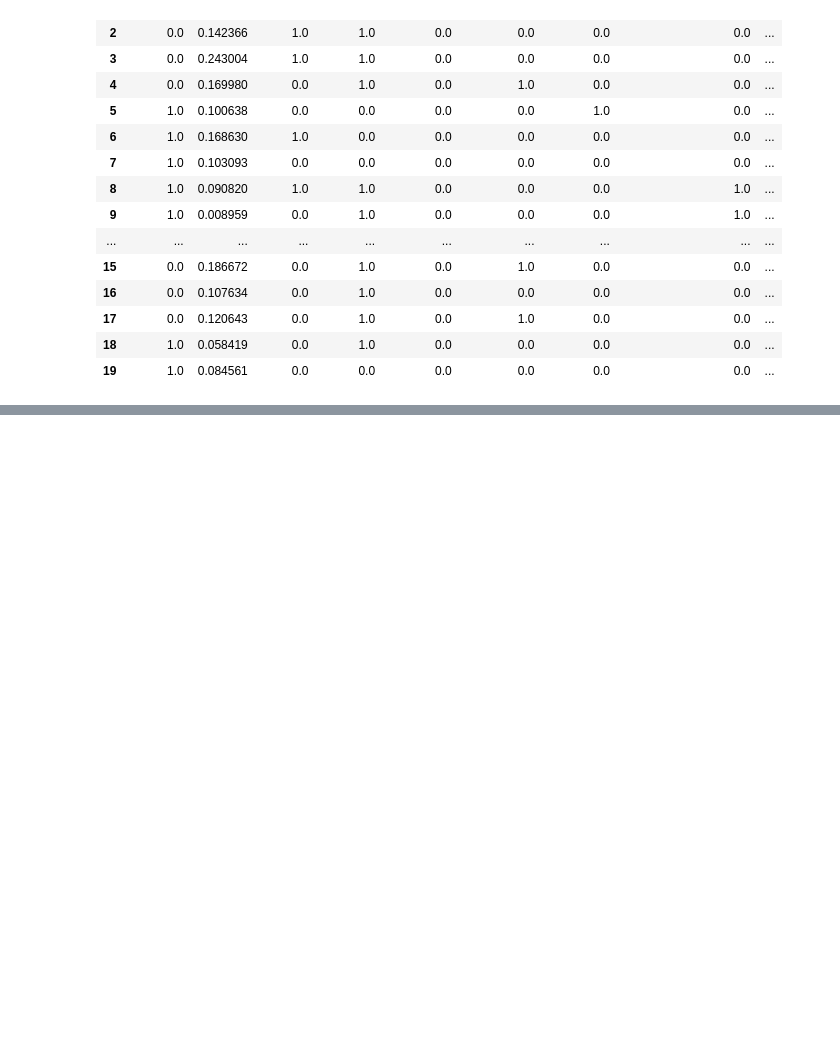
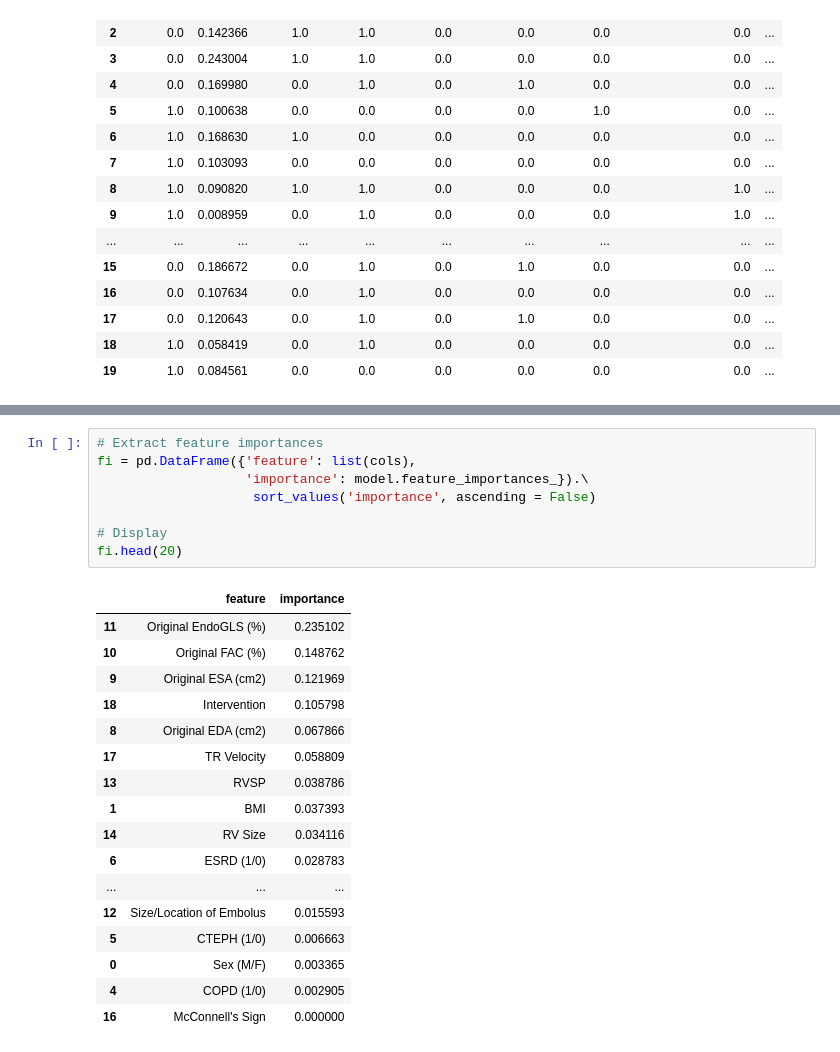
Before and after one commit to nitro41992/cs634-final-project, a Jupyter notebook: Scar Report.ipynb, the cells around one changed output, grey strips where cells are left out. Saved outputs shown, nothing was run; the diff lists cells and outputs as text; blank space fills up the shorter version.

Commit message:
Task: Added Feature Importance. More refactoring.

```diff
--- a/Scar Report.ipynb
+++ b/Scar Report.ipynb
@@ -291,0 +285,26 @@ Confusion matrix, without normalization
+# %%
+# Extract feature importances
+fi = pd.DataFrame({'feature': list(cols),
+                   'importance': model.feature_importances_}).\
+                    sort_values('importance', ascending = False)
+
+# Display
+fi.head(20)
+# %% [output]
+|  | feature | importance |
+| 11 | Original EndoGLS (%) | 0.235102 |
+| 10 | Original FAC (%) | 0.148762 |
+| 9 | Original ESA (cm2) | 0.121969 |
+| 18 | Intervention | 0.105798 |
+| 8 | Original EDA (cm2) | 0.067866 |
+| 17 | TR Velocity | 0.058809 |
+| 13 | RVSP | 0.038786 |
+| 1 | BMI | 0.037393 |
+| 14 | RV Size | 0.034116 |
+| 6 | ESRD (1/0) | 0.028783 |
+| ... | ... | ... |
+| 12 | Size/Location of Embolus | 0.015593 |
+| 5 | CTEPH (1/0) | 0.006663 |
+| 0 | Sex (M/F) | 0.003365 |
+| 4 | COPD (1/0) | 0.002905 |
+| 16 | McConnell's Sign | 0.000000 |
```
Also changed, not shown: parts of 8 cells of this notebook, 2 other files.
